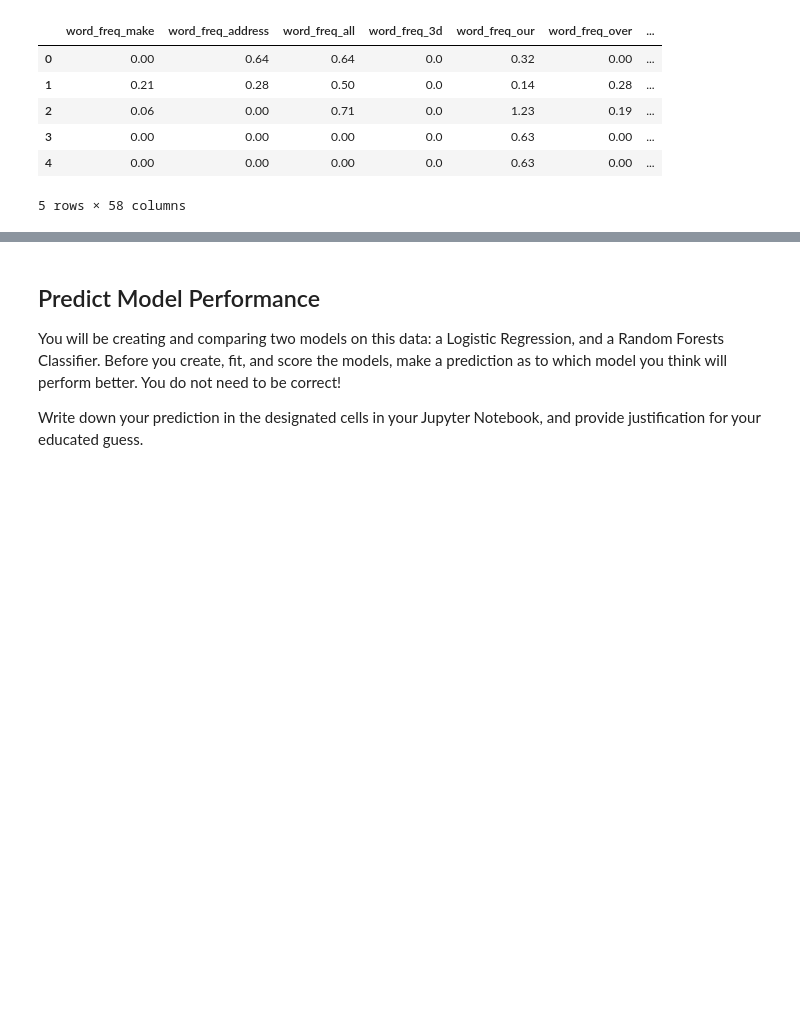
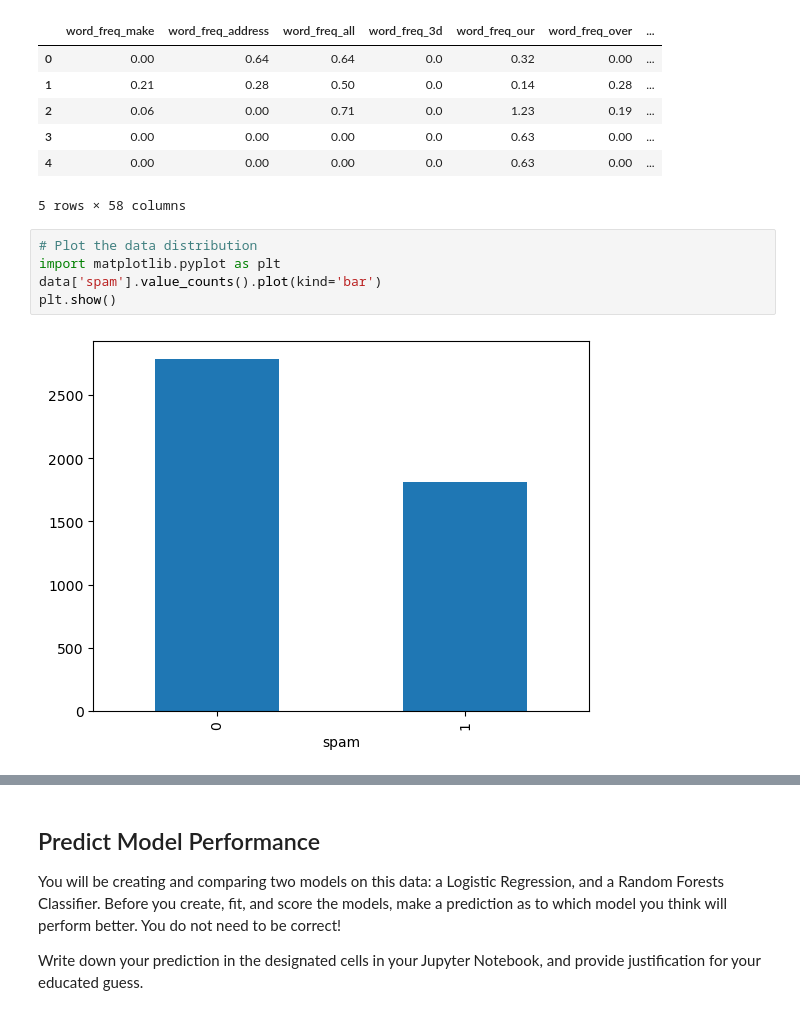
Before and after one commit to d3rp3tt3/classification-challenge, a Jupyter notebook: spam_detector.ipynb, the cells around one changed output, grey strips where cells are left out. Cells and saved outputs as stored; diff of their text form; blank space fills up the shorter version.

```diff
--- a/spam_detector.ipynb
+++ b/spam_detector.ipynb
@@ -24,3 +24,10 @@ data.head()
 | 3 | 0.00 | 0.00 | 0.00 | 0.0 | 0.63 | 0.00 | ... |
 | 4 | 0.00 | 0.00 | 0.00 | 0.0 | 0.63 | 0.00 | ... |
 5 rows × 58 columns
+# %%
+# Plot the data distribution
+import matplotlib.pyplot as plt
+data['spam'].value_counts().plot(kind='bar')
+plt.show()
+# %% [output]
+[figure, added]
```
Also changed, not shown: parts of 8 cells of this notebook.
